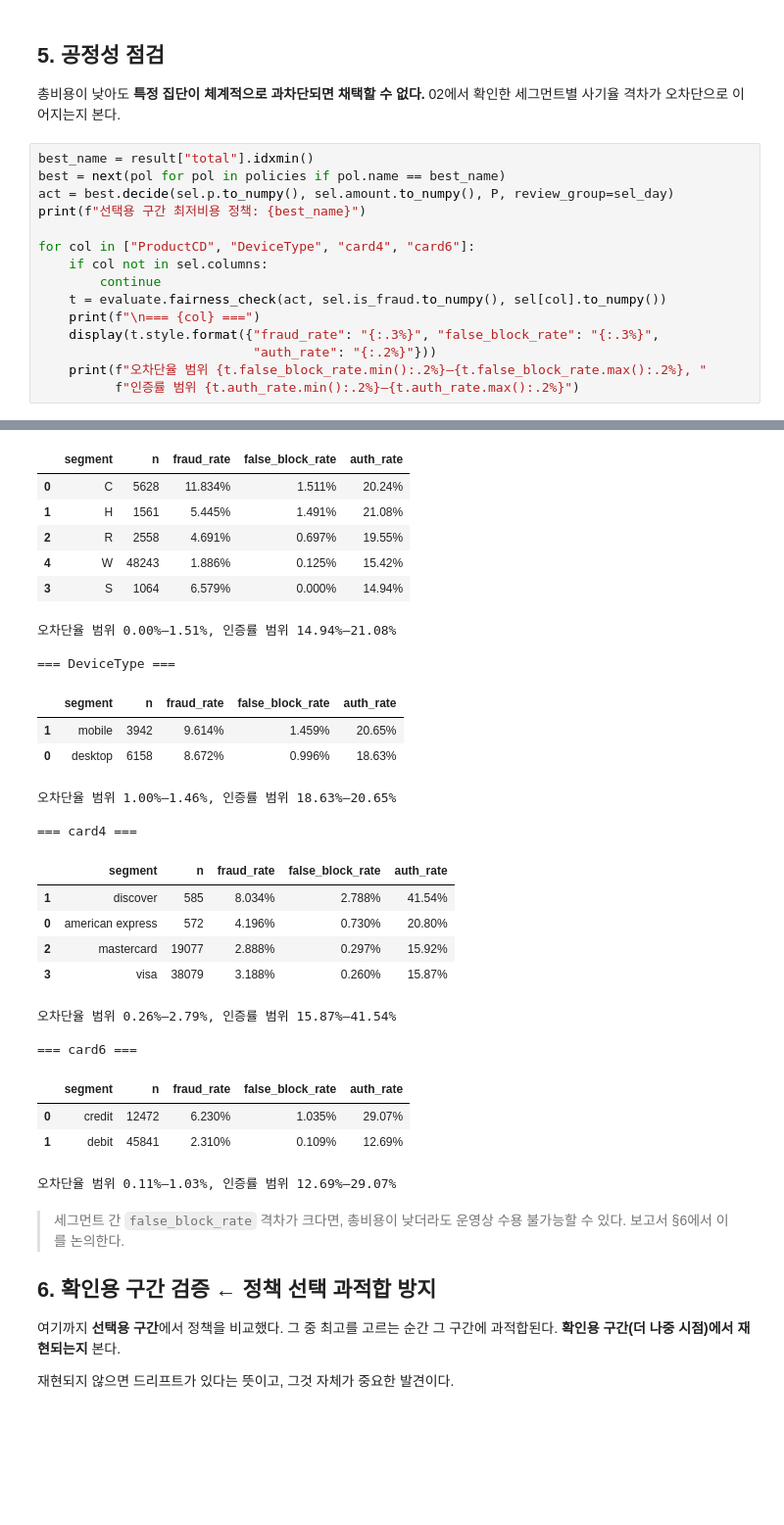
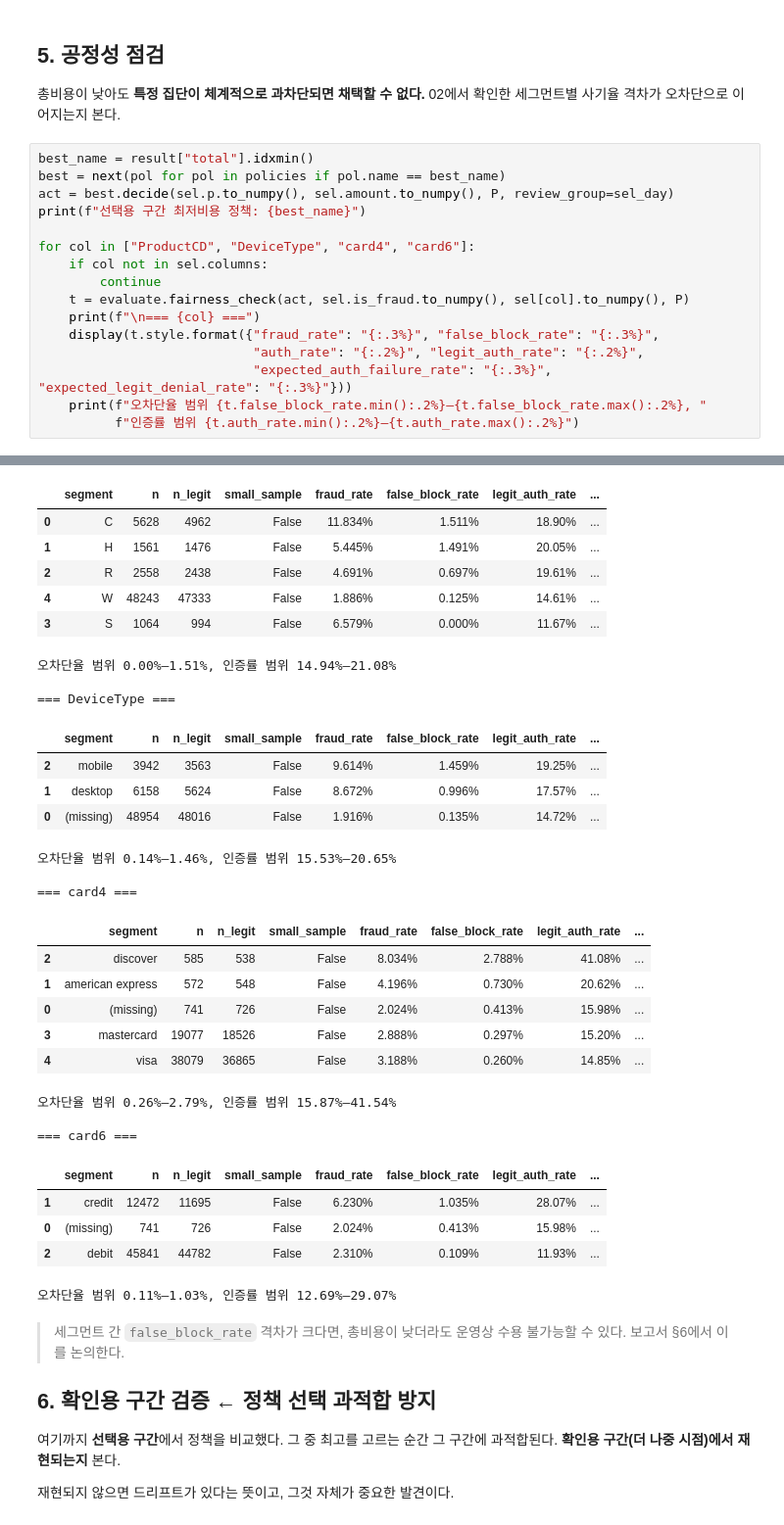
Before and after one commit to rhys3680-cell/fraud-detection-report, a Jupyter notebook: notebooks/06_policy_comparison.ipynb, the cells around one changed output, grey strips where cells are left out. Shown at 98% size. Drawn from its saved outputs; the diff is of its cells as text; blank space fills up the shorter version.

```diff
--- a/notebooks/06_policy_comparison.ipynb
+++ b/notebooks/06_policy_comparison.ipynb
@@ -361,48 +361,52 @@ Wall time: 2.81 s
 # %%
 best_name = result["total"].idxmin()
 best = next(pol for pol in policies if pol.name == best_name)
 act = best.decide(sel.p.to_numpy(), sel.amount.to_numpy(), P, review_group=sel_day)
 print(f"선택용 구간 최저비용 정책: {best_name}")
 
 for col in ["ProductCD", "DeviceType", "card4", "card6"]:
     if col not in sel.columns:
         continue
-    t = evaluate.fairness_check(act, sel.is_fraud.to_numpy(), sel[col].to_numpy())
+    t = evaluate.fairness_check(act, sel.is_fraud.to_numpy(), sel[col].to_numpy(), P)
     print(f"\n=== {col} ===")
     display(t.style.format({"fraud_rate": "{:.3%}", "false_block_rate": "{:.3%}",
-                            "auth_rate": "{:.2%}"}))
+                            "auth_rate": "{:.2%}", "legit_auth_rate": "{:.2%}",
+                            "expected_auth_failure_rate": "{:.3%}", "expected_legit_denial_rate": "{:.3%}"}))
     print(f"오차단율 범위 {t.false_block_rate.min():.2%}–{t.false_block_rate.max():.2%}, "
           f"인증률 범위 {t.auth_rate.min():.2%}–{t.auth_rate.max():.2%}")
 # %% [output]
 선택용 구간 최저비용 정책: P6_full
 
 === ProductCD ===
-|  | segment | n | fraud_rate | false_block_rate | auth_rate |
-| 0 | C | 5628 | 11.834% | 1.511% | 20.24% |
-| 1 | H | 1561 | 5.445% | 1.491% | 21.08% |
-| 2 | R | 2558 | 4.691% | 0.697% | 19.55% |
-| 4 | W | 48243 | 1.886% | 0.125% | 15.42% |
-| 3 | S | 1064 | 6.579% | 0.000% | 14.94% |
+|  | segment | n | n_legit | small_sample | fraud_rate | false_block_rate | legit_auth_rate | ... |
+| 0 | C | 5628 | 4962 | False | 11.834% | 1.511% | 18.90% | ... |
+| 1 | H | 1561 | 1476 | False | 5.445% | 1.491% | 20.05% | ... |
+| 2 | R | 2558 | 2438 | False | 4.691% | 0.697% | 19.61% | ... |
+| 4 | W | 48243 | 47333 | False | 1.886% | 0.125% | 14.61% | ... |
+| 3 | S | 1064 | 994 | False | 6.579% | 0.000% | 11.67% | ... |
 오차단율 범위 0.00%–1.51%, 인증률 범위 14.94%–21.08%
 
 === DeviceType ===
-|  | segment | n | fraud_rate | false_block_rate | auth_rate |
-| 1 | mobile | 3942 | 9.614% | 1.459% | 20.65% |
-| 0 | desktop | 6158 | 8.672% | 0.996% | 18.63% |
+|  | segment | n | n_legit | small_sample | fraud_rate | false_block_rate | legit_auth_rate | ... |
+| 2 | mobile | 3942 | 3563 | False | 9.614% | 1.459% | 19.25% | ... |
+| 1 | desktop | 6158 | 5624 | False | 8.672% | 0.996% | 17.57% | ... |
+| 0 | (missing) | 48954 | 48016 | False | 1.916% | 0.135% | 14.72% | ... |
-오차단율 범위 1.00%–1.46%, 인증률 범위 18.63%–20.65%
+오차단율 범위 0.14%–1.46%, 인증률 범위 15.53%–20.65%
 
 === card4 ===
-|  | segment | n | fraud_rate | false_block_rate | auth_rate |
-| 1 | discover | 585 | 8.034% | 2.788% | 41.54% |
-| 0 | american express | 572 | 4.196% | 0.730% | 20.80% |
-| 2 | mastercard | 19077 | 2.888% | 0.297% | 15.92% |
-| 3 | visa | 38079 | 3.188% | 0.260% | 15.87% |
+|  | segment | n | n_legit | small_sample | fraud_rate | false_block_rate | legit_auth_rate | ... |
+| 2 | discover | 585 | 538 | False | 8.034% | 2.788% | 41.08% | ... |
+| 1 | american express | 572 | 548 | False | 4.196% | 0.730% | 20.62% | ... |
+| 0 | (missing) | 741 | 726 | False | 2.024% | 0.413% | 15.98% | ... |
+| 3 | mastercard | 19077 | 18526 | False | 2.888% | 0.297% | 15.20% | ... |
+| 4 | visa | 38079 | 36865 | False | 3.188% | 0.260% | 14.85% | ... |
 오차단율 범위 0.26%–2.79%, 인증률 범위 15.87%–41.54%
 
 === card6 ===
-|  | segment | n | fraud_rate | false_block_rate | auth_rate |
-| 0 | credit | 12472 | 6.230% | 1.035% | 29.07% |
-| 1 | debit | 45841 | 2.310% | 0.109% | 12.69% |
+|  | segment | n | n_legit | small_sample | fraud_rate | false_block_rate | legit_auth_rate | ... |
+| 1 | credit | 12472 | 11695 | False | 6.230% | 1.035% | 28.07% | ... |
+| 0 | (missing) | 741 | 726 | False | 2.024% | 0.413% | 15.98% | ... |
+| 2 | debit | 45841 | 44782 | False | 2.310% | 0.109% | 11.93% | ... |
 오차단율 범위 0.11%–1.03%, 인증률 범위 12.69%–29.07%
 # %% [markdown]
 > 세그먼트 간 `false_block_rate` 격차가 크다면, 총비용이 낮더라도
```
Also changed, not shown: parts of 5 cells of this notebook, 3 other files.
